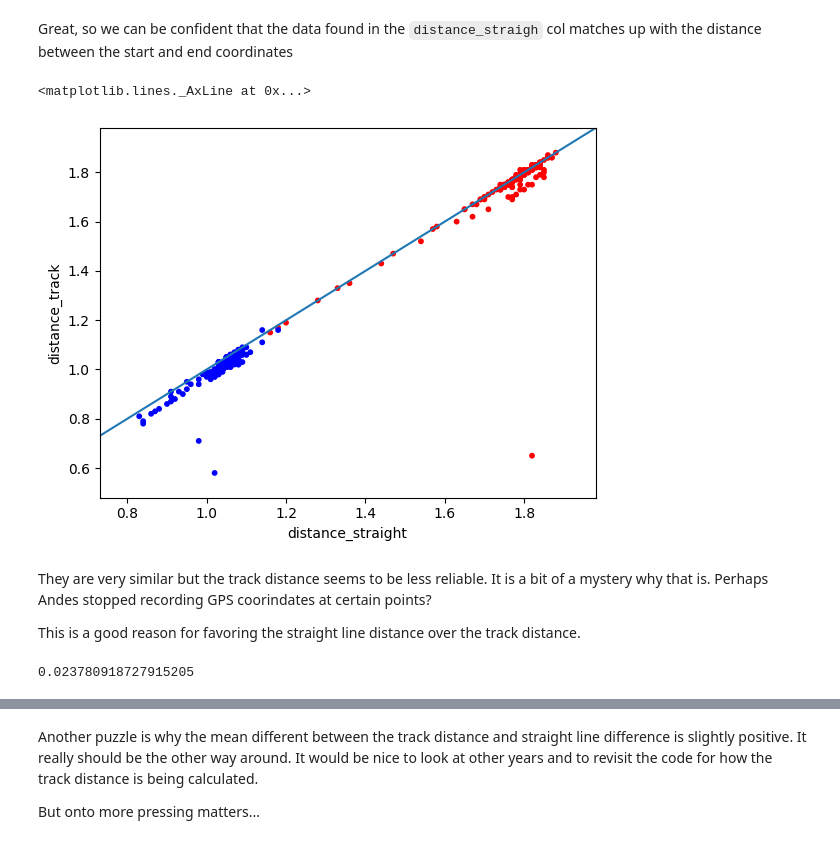
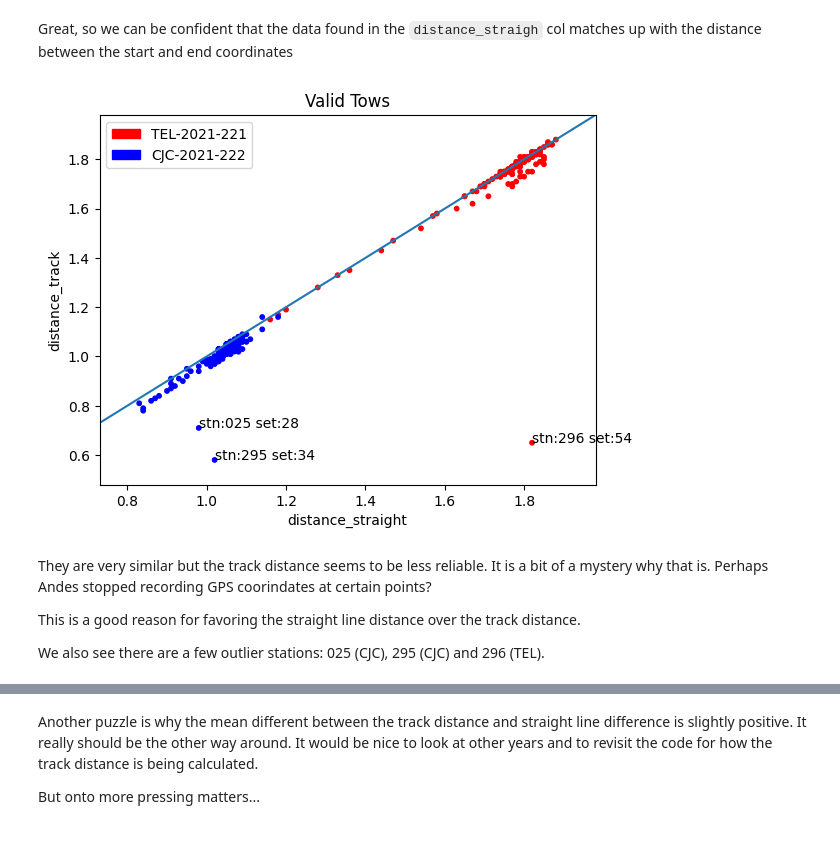
Before and after one commit to dfo-gulf-science/JupyterNotebookCollection, a Jupyter notebook: ComparativeSetDistances/compare.ipynb, the cells around one changed output, grey strips where cells are left out. Saved outputs shown, nothing was run; the diff lists cells and outputs as text; code cells hidden in the pictures.

```diff
--- a/ComparativeSetDistances/compare.ipynb
+++ b/ComparativeSetDistances/compare.ipynb
@@ -165,23 +190,13 @@ ax.axline((0, 0), slope=1)
 # %% [markdown]
 Great, so we can be confident that the data found in the `distance_straigh` col matches up with the distance between the start and end coordinates
-# %%
-# let's start with less controversial... look at difference between `distance_straight` and `distance_track`
-fig, ax = plt.subplots()
-plt.scatter(df["distance_straight"], df["distance_track"], c=df["color"], s=10)
-plt.xlabel("distance_straight")
-plt.xlim(df["distance_straight"].min()-0.1, df["distance_straight"].max()+0.1)
-plt.ylim(df["distance_track"].min()-0.1, df["distance_track"].max()+0.1)
-plt.ylabel("distance_track")
-ax.axline((0, 0), slope=1)
-# %% [output]
-<matplotlib.lines._AxLine at 0x...>
-[figure, removed]
+# %%
+# let's start with less controversial... look at difference between `distance_straight` and `distance_track`
+plot_distances("distance_straight", "distance_track")
+# %% [output]
+[figure, added]
 # %% [markdown]
 They are very similar but the track distance seems to be less reliable. It is a bit of a mystery why that is. Perhaps Andes stopped recording GPS coorindates at certain points?
 
 This is a good reason for favoring the straight line distance over the track distance.
+
+We also see there are a few outlier stations: 025 (CJC), 295 (CJC) and 296 (TEL).
-# %%
-x = df["distance_straight"] - df["distance_track"]
-x.mean()
-# %% [output]
-0.023780918727915205
```
Also changed, not shown: parts of 13 cells of this notebook.
